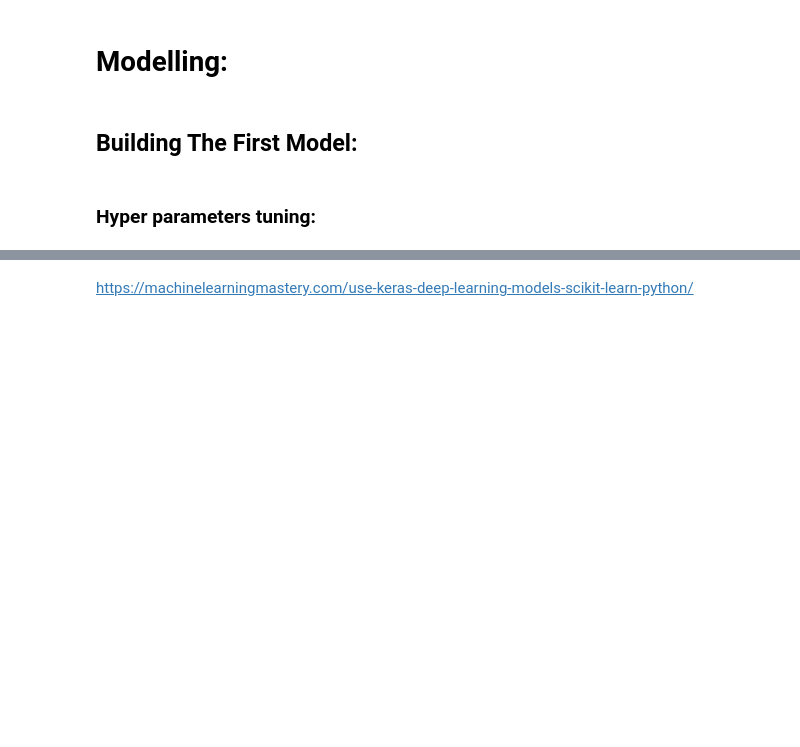
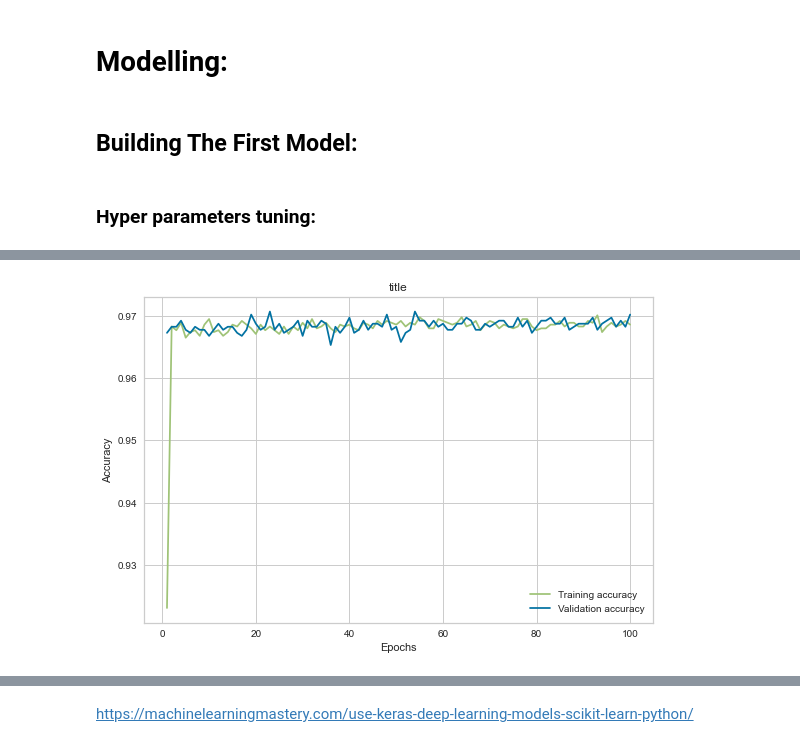
Before and after one commit to chungthuang/DeepLearning, a Jupyter notebook: Deep_Learning_Project.ipynb, the cells around one changed output, grey strips where cells are left out. Cells and saved outputs as stored; diff of their text form; code cells hidden in the pictures; blank space fills up the shorter version.

```diff
--- a/Deep_Learning_Project.ipynb
+++ b/Deep_Learning_Project.ipynb
@@ -491,0 +677,7 @@ def create_model(nn=16, nl=1, learning_rate=0.001, activation="relu", optim="ada
+# %%
+def focal_loss(gamma=2., alpha=.25):
+    def focal_loss_fixed(y_true, y_pred):
+        pt_1 = tf.where(tf.equal(y_true, 1), y_pred, tf.ones_like(y_pred))
+        pt_0 = tf.where(tf.equal(y_true, 0), y_pred, tf.zeros_like(y_pred))
+        return -K.mean(alpha * K.pow(1. - pt_1, gamma) * K.log(pt_1+K.epsilon())) - K.mean((1 - alpha) * K.pow(pt_0, gamma) * K.log(1. - pt_0 + K.epsilon()))
+    return focal_loss_fixed
@@ -491,0 +831,10 @@ def create_model(nn=16, nl=1, learning_rate=0.001, activation="relu", optim="ada
+# %%
+tuner = kt.Hyperband(
+    hypermodel = MyHyperModel(),
+    objective = kt.Objective("f1_m", direction="max"),
+    #objective = 'val_accuracy', # to change
+    executions_per_trial=2,
+    overwrite=True,
+    directory = 'Deep_learning_project',
+    project_name="Default_predictions"
+)
@@ -491,0 +857,12 @@ def create_model(nn=16, nl=1, learning_rate=0.001, activation="relu", optim="ada
+# %%
+# Get the optimal hyperparameters
+best_hps=tuner.get_best_hyperparameters(num_trials=1)[0]
+
+print(f"""
+The hyperparameter search is complete. The optimal number of units in the first densely-connected
+layer is {best_hps.get("Layer 1")}, the second layer is {best_hps.get("Layer 2")},
+the third layer is {best_hps.get("Layer 3")}, the optimal activation function is {best_hps.get("activation")},
+the best loss function is {best_hps.get("loss_type")}
+and the optimal learning rate for the optimizer
+is {best_hps.get('learning_rate')}.
+""")
@@ -491,0 +884,9 @@ def create_model(nn=16, nl=1, learning_rate=0.001, activation="relu", optim="ada
+# %%
+# Build the model with the optimal hyperparameters and train it on the data for 100 epochs
+model = tuner.hypermodel.build(best_hps)
+history = model.fit(x_train, y_train, validation_data=(x_val,y_val), epochs=100)
+# , callbacks = callbacks_list
+
+val_f1_per_epoch = history.history['val_f1_m']
+best_epoch = val_f1_per_epoch.index(max(val_f1_per_epoch)) + 1
+print('Best epoch: %d' % (best_epoch,))
@@ -491,0 +931,4 @@ def create_model(nn=16, nl=1, learning_rate=0.001, activation="relu", optim="ada
+# %%
+visualize_accuracy(history, "title")
+# %% [output]
+[figure, added]
```
Also changed, not shown: parts of 160 cells of this notebook.
